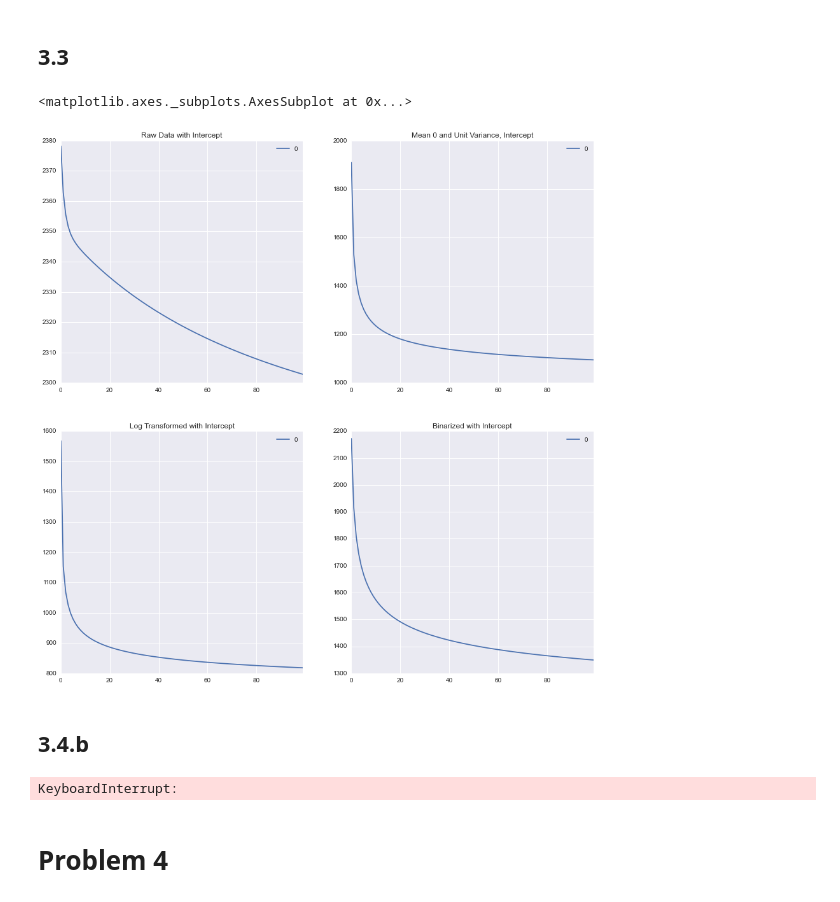
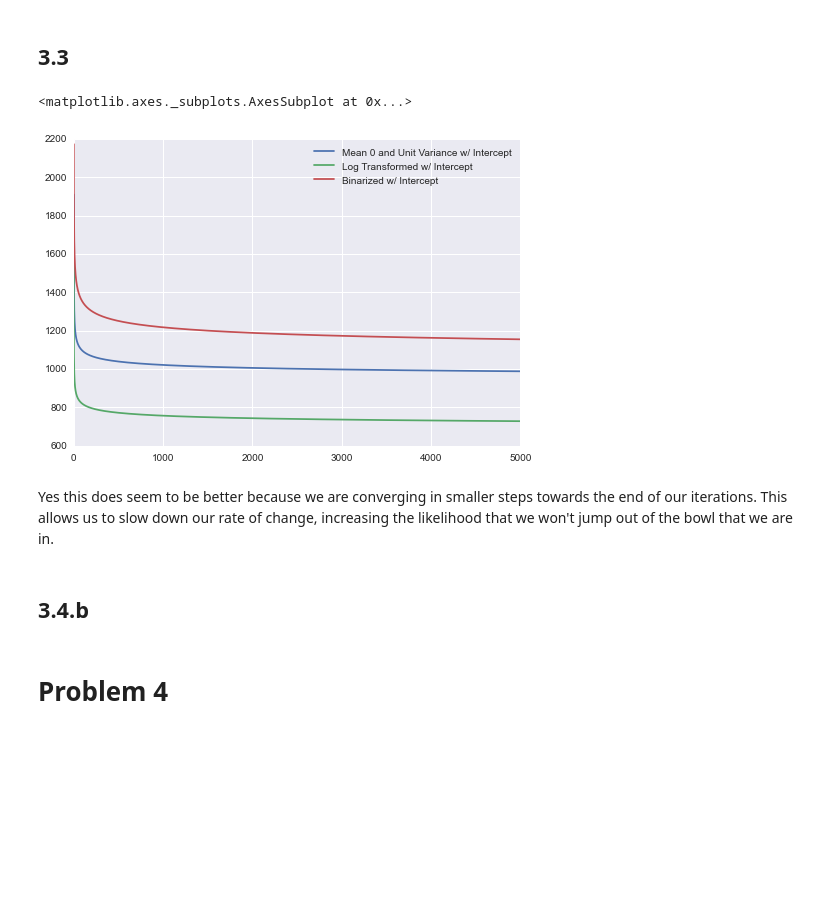
Before and after one commit to bllchmbrs/ml289, a Jupyter notebook: hw3/hw-submission.ipynb, the cells around one changed output. Saved outputs shown, nothing was run; the diff lists cells and outputs as text; code cells hidden in the pictures; blank space fills up the shorter version.

```diff
--- a/hw3/hw-submission.ipynb
+++ b/hw3/hw-submission.ipynb
@@ -303,16 +289,3 @@ def stochastic_auto_alpha_wrapper(X, y, num_iters):
             w = new_w
         risks.append(sum(temp_risk))
     return w, pd.DataFrame(risks)
-# %%
-#w1, risks1 = stochastic_auto_alpha_wrapper(X, y, num_iters)
-w2, risks2 = stochastic_auto_alpha_wrapper(stan_X, y, num_iters)
-w3, risks3 = stochastic_auto_alpha_wrapper(log_X, y, num_iters)
-w4, risks4 = stochastic_auto_alpha_wrapper(bin_X, y, num_iters)
-figure, axes = plt.subplots(nrows=2, ncols=2, figsize=(15,15))
-risks1.plot(ax=axes[0][0], title='Raw Data with Intercept')
-risks2.plot(ax=axes[0][1], title='Mean 0 and Unit Variance, Intercept')
-risks3.plot(ax=axes[1][0], title='Log Transformed with Intercept')
-risks4.plot(ax=axes[1][1], title='Binarized with Intercept')
-# %% [output]
-<matplotlib.axes._subplots.AxesSubplot at 0x...>
-[figure, removed]
@@ -319,2 +297,11 @@ risks4.plot(ax=axes[1][1], title='Binarized with Intercept')
+# %%
+all_risks = pd.concat([risks2,risks3,risks4], axis=1)
+all_risks.columns = ['Mean 0 and Unit Variance w/ Intercept', 'Log Transformed w/ Intercept', 'Binarized w/ Intercept']
+all_risks.plot()
+# %% [output]
+<matplotlib.axes._subplots.AxesSubplot at 0x...>
+[figure, added]
+# %% [markdown]
+Yes this does seem to be better because we are converging in smaller steps towards the end of our iterations. This allows us to slow down our rate of change, increasing the likelihood that we won't jump out of the bowl that we are in.
 # %% [markdown]
 ## 3.4.b
@@ -356,9 +308,2 @@ def kernel_ridge_stochastic_wrapper(X, y, gamma, lr, num_iters):
-# %%
-w2, risks2 = kernel_ridge_stochastic_wrapper(stan_X, y, 10e-5, 1, 1)
-risks2.plot()
-# print(w2)
-# print(risks2)
-# %% [output]
-KeyboardInterrupt:
 # %% [markdown]
 # Problem 4
```
Also changed, not shown: parts of 16 cells of this notebook, 2 other files.
